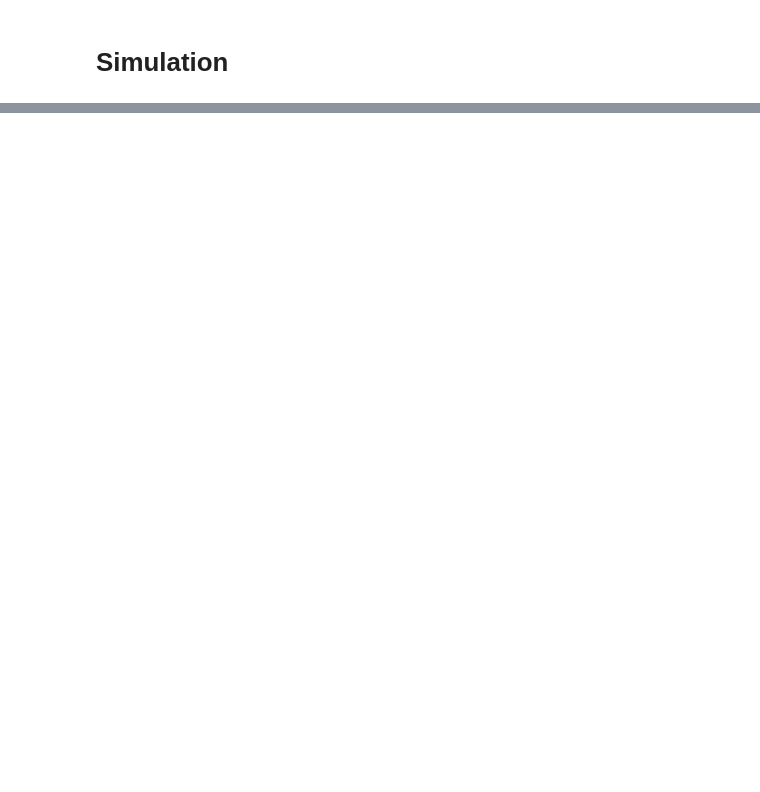
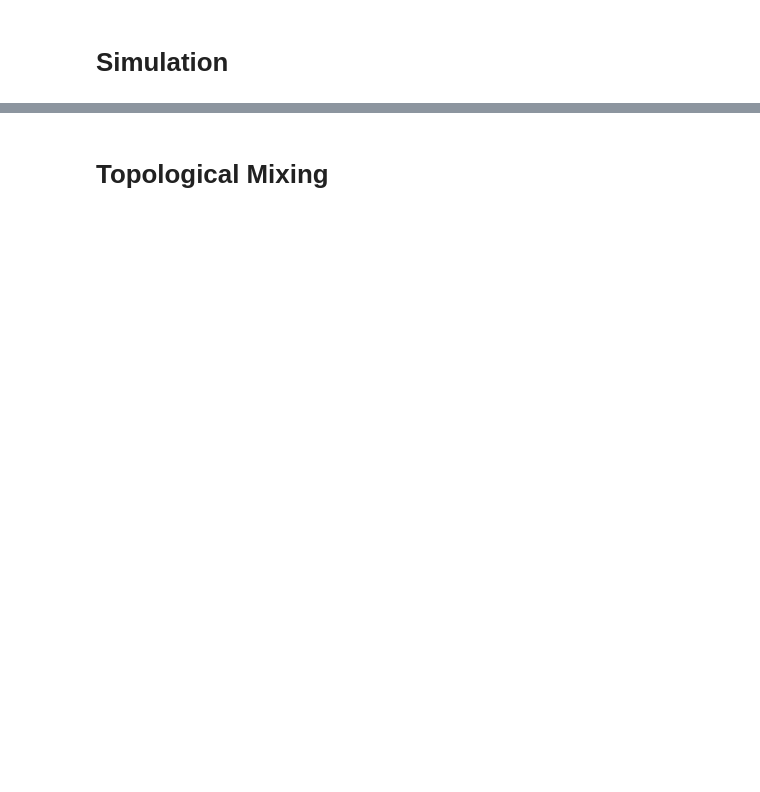
Before and after one commit to henryymliu/Dynamical_Billiards, a Jupyter notebook: Presentation.ipynb, the cells around one changed output, grey strips where cells are left out. Drawn from its saved outputs; the diff is of its cells as text; code cells hidden in the pictures; blank space fills up the shorter version.

```diff
--- a/Presentation.ipynb
+++ b/Presentation.ipynb
@@ -24,0 +73,20 @@ HTML(ani.to_html5_video())
+# %% [markdown]
+# Topological Mixing
+# %%
+import random
+nballs=30
+simargs['trace']=False
+simargs['nBalls']=nballs
+for i in range(nballs+1):
+
+    simargs['balls'][i] = [1.5, 0.75, 1, 0.7]
+
+    # TODO: change this later after we figure out proper initial ball locations
+    simargs['balls'][i][2] += random.uniform(-0.1, 0.1)
+    simargs['balls'][i][3] += random.uniform(-0.1, 0.1)
+
+simulation=rect.RectTable(**simargs)
+ani=simulation.main(videoLength)
+HTML(ani.to_html5_video())
+# %% [output]
+[figure, added]
```
Also changed, not shown: parts of 26 cells of this notebook, 2 other files.
